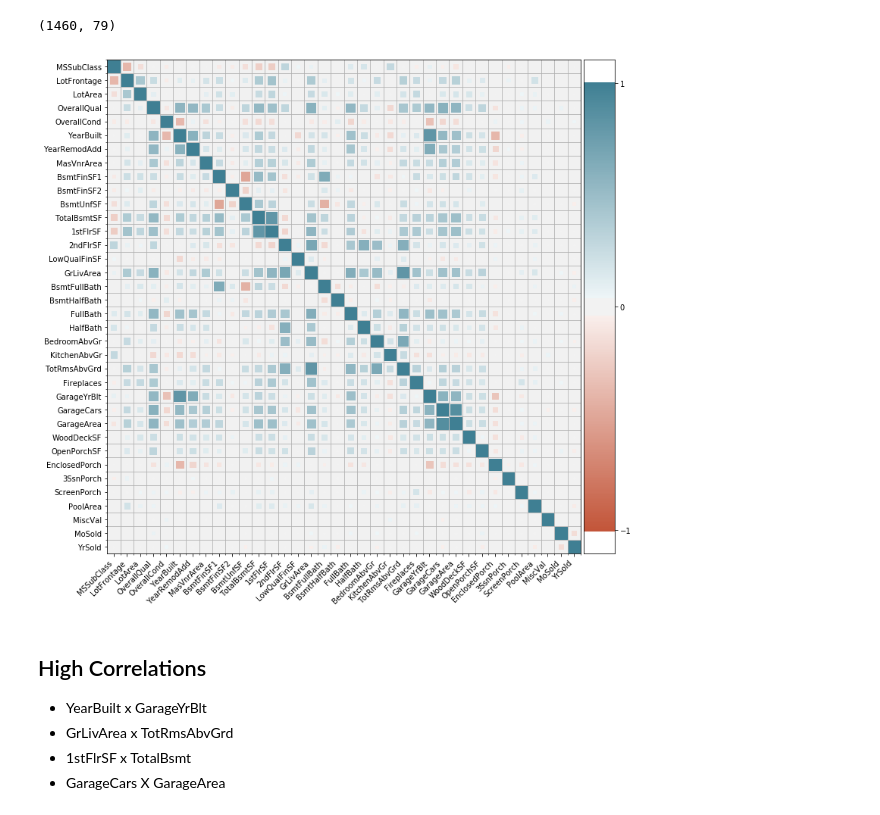
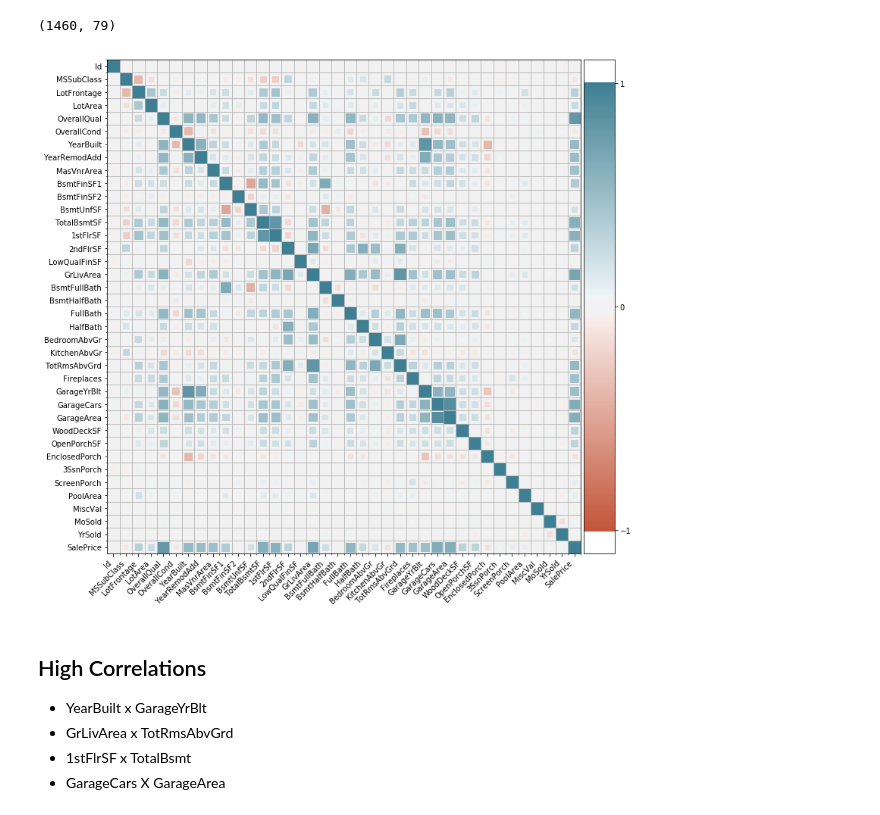
Before and after one commit to miketibb/Housing-Prices, a Jupyter notebook: Xgboost_Price.ipynb, the cells around one changed output. Saved outputs shown, nothing was run; the diff lists cells and outputs as text; code cells hidden in the pictures.

```diff
--- a/Xgboost_Price.ipynb
+++ b/Xgboost_Price.ipynb
@@ -23,9 +23,9 @@ X.shape
 # %%
 from heatmap import corrplot
 plt.figure(figsize=(12, 12))
-corrplot(X._get_numeric_data().corr(), size_scale=250, marker='s')
+corrplot(data.corr(), size_scale=250, marker='s')
 # %% [output]
-[figure, old version]
+[figure, new version]
 # %% [markdown]
 ## High Correlations
 * YearBuilt x GarageYrBlt
```
Also changed, not shown: parts of 14 cells of this notebook.
